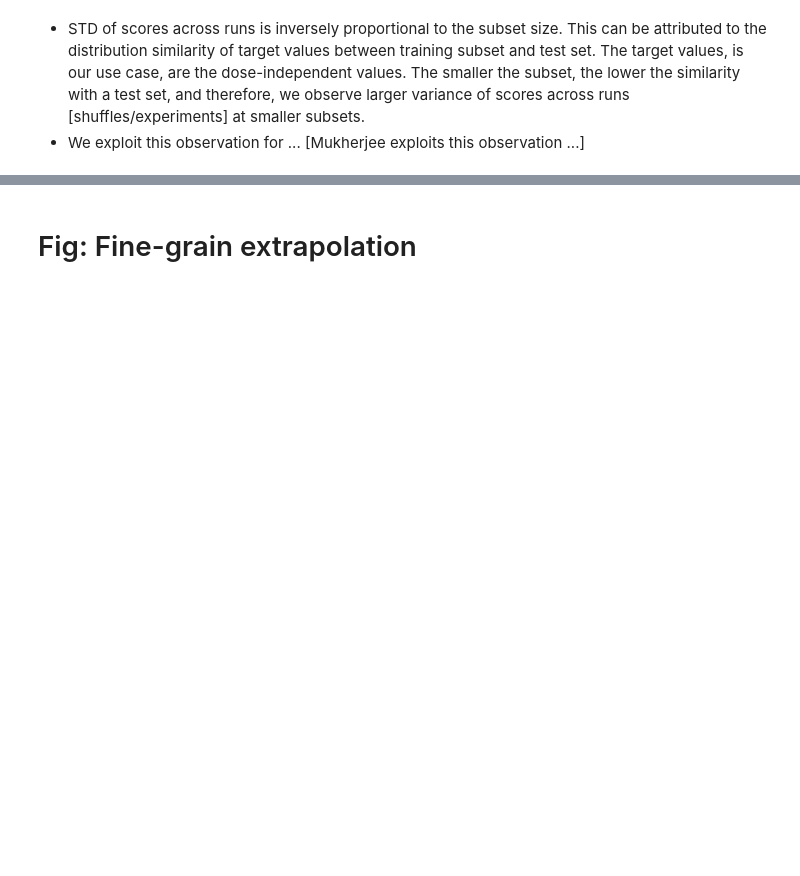
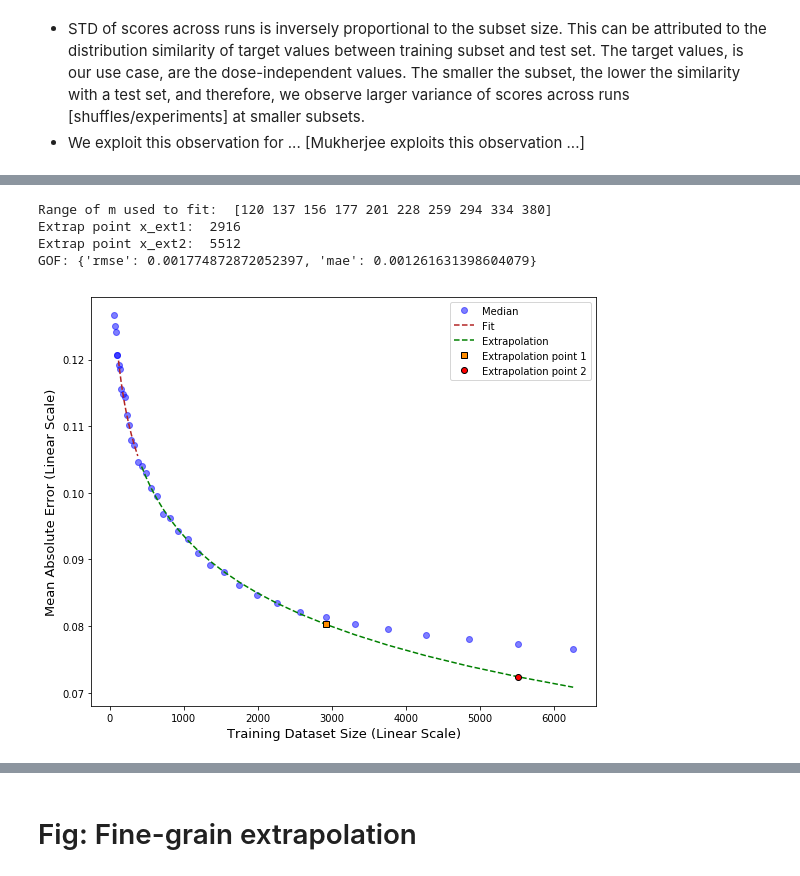
Before and after one commit to adpartin/LearningCurves, a Jupyter notebook: notebooks/ppr_rslt_fine_grain.ipynb, the cells around one changed output, grey strips where cells are left out. Drawn from its saved outputs; the diff is of its cells as text; code cells hidden in the pictures; blank space fills up the shorter version.

```diff
--- a/notebooks/ppr_rslt_fine_grain.ipynb
+++ b/notebooks/ppr_rslt_fine_grain.ipynb
@@ -150 +237,65 @@ plt.tight_layout()
+# %%
+x = scr['tr_size']
+y = scr[y_col_name]
+yerr = scr['std']
+
+shard_min_idx = 5
+shard_max_idx = 15
+xf = x[shard_min_idx:shard_max_idx]
+yf = y[shard_min_idx:shard_max_idx]
+prms = fit_params(xf, yf)
+yfit = biased_powerlaw(xf, **prms)
+# %%
+plot_args = {'metric_name': metric_name, 'ytick_scale': 'linear', 'figsize': (8, 6.5)}
+xtick_scale = 'linear'
+# xtick_scale = 'log2'
+
+ax = None
+
+ax = lrn_crv_plot.plot_lrn_crv_new(x=x, y=y, # yerr=yerr,
+                                   ax=ax, ls='', marker='o', alpha=0.5,
+                                   **plot_args, xtick_scale = xtick_scale, color='b', label='Median')
+
+ax = lrn_crv_plot.plot_lrn_crv_new(x=xf, y=yfit,
+                                   ax=ax, ls='--', marker='', alpha=1,
+                                   **plot_args, xtick_scale = xtick_scale, color='firebrick', label='Fit')
+
+xf_ = x[shard_max_idx:]
+# yf_ = y[shard_max_idx:]
+yfit_ = biased_powerlaw(xf_, **prms)
+ax = lrn_crv_plot.plot_lrn_crv_new(x=xf_, y=yfit_,
+                                   ax=ax, ls='--', marker='', alpha=1,
+                                   **plot_args, xtick_scale = xtick_scale, color='g', label='Extrapolation')
+
+x_id_ext1 = shard_max_idx + 15
+x_id_ext2 = shard_max_idx + 20
+x_ext1 = x[x_id_ext1]
+x_ext2 = x[x_id_ext2]
+y_ext1 = biased_powerlaw(x_ext1, **prms)
+y_ext2 = biased_powerlaw(x_ext2, **prms)
+ax.plot(x_ext1, y_ext1, 's', color='darkorange', markeredgecolor='k', alpha=1, label='Extrapolation point 1')  # darkviolet
+ax.plot(x_ext2, y_ext2, 'o', color='r', markeredgecolor='k', alpha=1, label='Extrapolation point 2')
+
+print('Range of m used to fit: ', xf.values)
+print('Extrap point x_ext1: ', x_ext1)
+print('Extrap point x_ext2: ', x_ext2)
+
+# print('GOF for extrap 1', calc_gof(yf, y_ext1))
+# gof = calc_gof(yf, yfit)
+# gof = calc_gof(yf, yfit)
+
+ax.legend(frameon=True, fontsize=10, loc='best')
+plt.tight_layout()
+ax.grid(False)
+# ax.set_xticks([2**i for i in range(2, 17)]) # GDSC
+# ax.set_xticks([2**i for i in range(2, 18)]) # Top6
+
+save_fig(save_fig_path, fname=f'{src}fine_grain_extrap_{xtick_scale}')
+print('GOF:', gof)
+# %% [output]
+Range of m used to fit:  [120 137 156 177 201 228 259 294 334 380]
+Extrap point x_ext1:  2916
+Extrap point x_ext2:  5512
+GOF: {'rmse': 0.001774872872052397, 'mae': 0.001261631398604079}
+[figure, added]
 # %%
```
Also changed, not shown: parts of 16 cells of this notebook, 10 other files.
